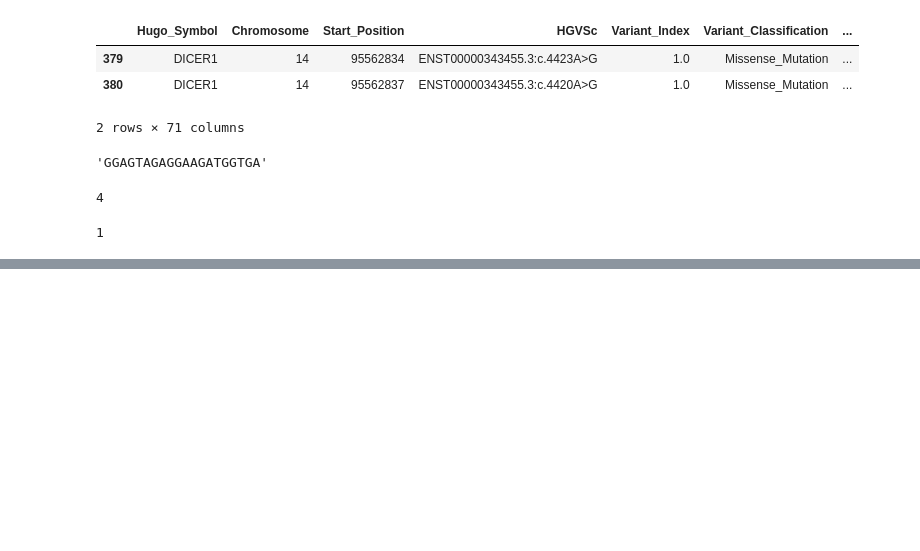
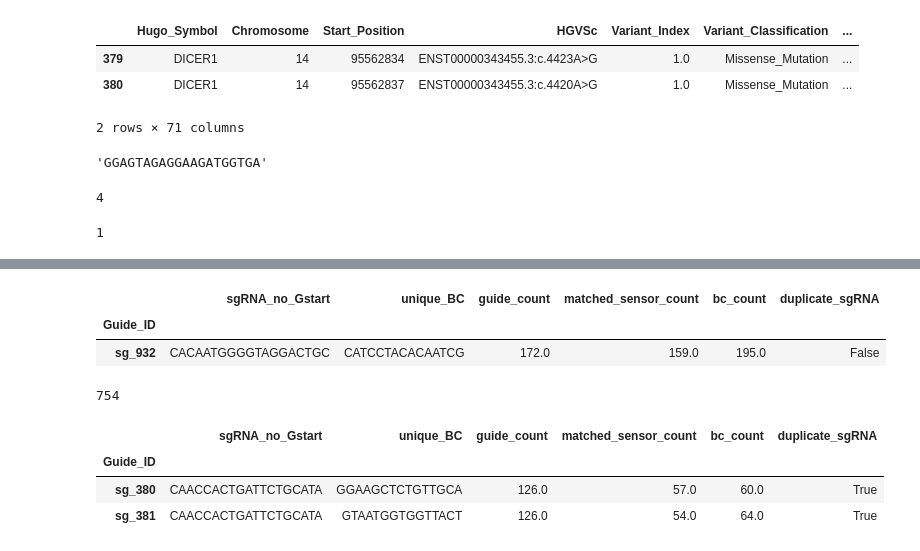
Before and after one commit to samgould2/base-editing-sensor-analysis, a Jupyter notebook: pipeline_testing.ipynb, the cells around one changed output, grey strips where cells are left out. Drawn from its saved outputs; the diff is of its cells as text; code cells hidden in the pictures; blank space fills up the shorter version.

```diff
--- a/pipeline_testing.ipynb
+++ b/pipeline_testing.ipynb
@@ -116,0 +309,5 @@ hammingDist('ATCGA', 'ATGGA', fillchar = '-')
+# %%
+R1_FILE = '/Volumes/sanchezrivera/samgould/240624San/D24-10888-6775T/240624San_D24-10888_1_sequence.fastq'
+R2_FILE = '/Volumes/sanchezrivera/samgould/240624San/D24-10888-6775T/240624San_D24-10888_2_sequence.fastq'
+
+input_df = pd.read_csv('be_cluster_scripts_BARCODE_COUNTS_2024_7_3/IDR_ABE_library_columns_renamed.csv')
@@ -116,0 +331,18 @@ hammingDist('ATCGA', 'ATGGA', fillchar = '-')
+# %%
+df1[df1['guide_count']==172]
+# %% [output]
+|  | sgRNA_no_Gstart | unique_BC | guide_count | matched_sensor_count | bc_count | duplicate_sgRNA |
+| Guide_ID |  |  |  |  |  |  |
+| sg_932 | CACAATGGGGTAGGACTGC | CATCCTACACAATCG | 172.0 | 159.0 | 195.0 | False |
+# %%
+m1 = [len(i) for i in mismatch_holder]
+np.argmax(m1)
+# %% [output]
+754
+# %%
+df1[df1['duplicate_sgRNA']==True]
+# %% [output]
+|  | sgRNA_no_Gstart | unique_BC | guide_count | matched_sensor_count | bc_count | duplicate_sgRNA |
+| Guide_ID |  |  |  |  |  |  |
+| sg_380 | CAACCACTGATTCTGCATA | GGAAGCTCTGTTGCA | 126.0 | 57.0 | 60.0 | True |
+| sg_381 | CAACCACTGATTCTGCATA | GTAATGGTGGTTACT | 126.0 | 54.0 | 64.0 | True |
```
Also changed, not shown: parts of 22 cells of this notebook.
